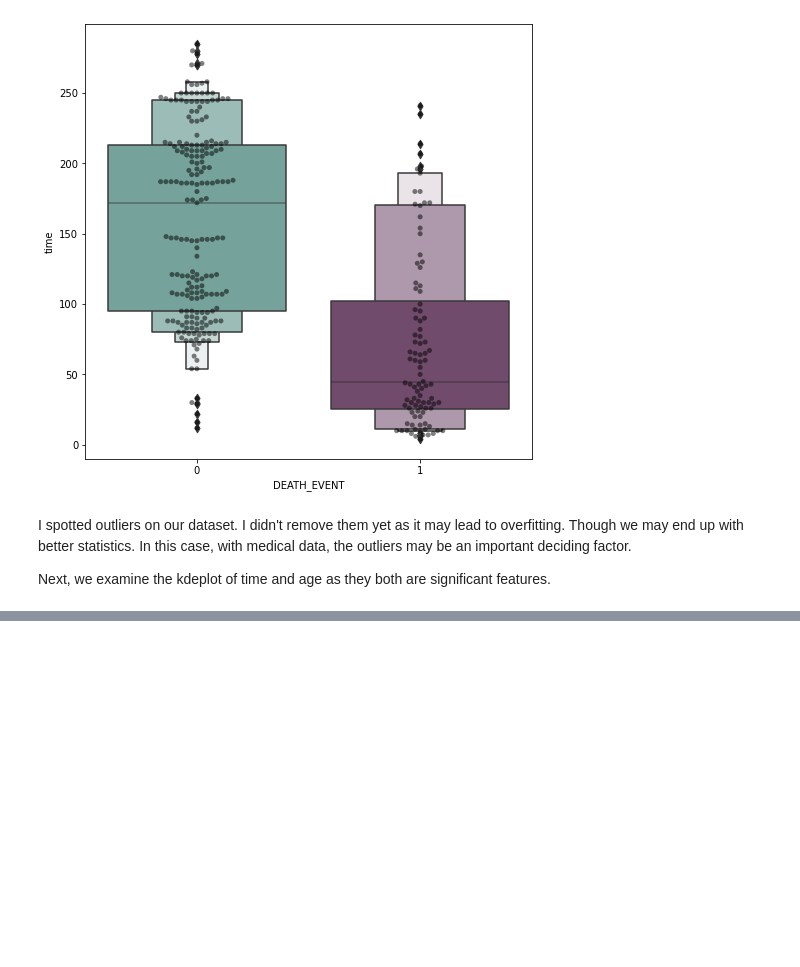
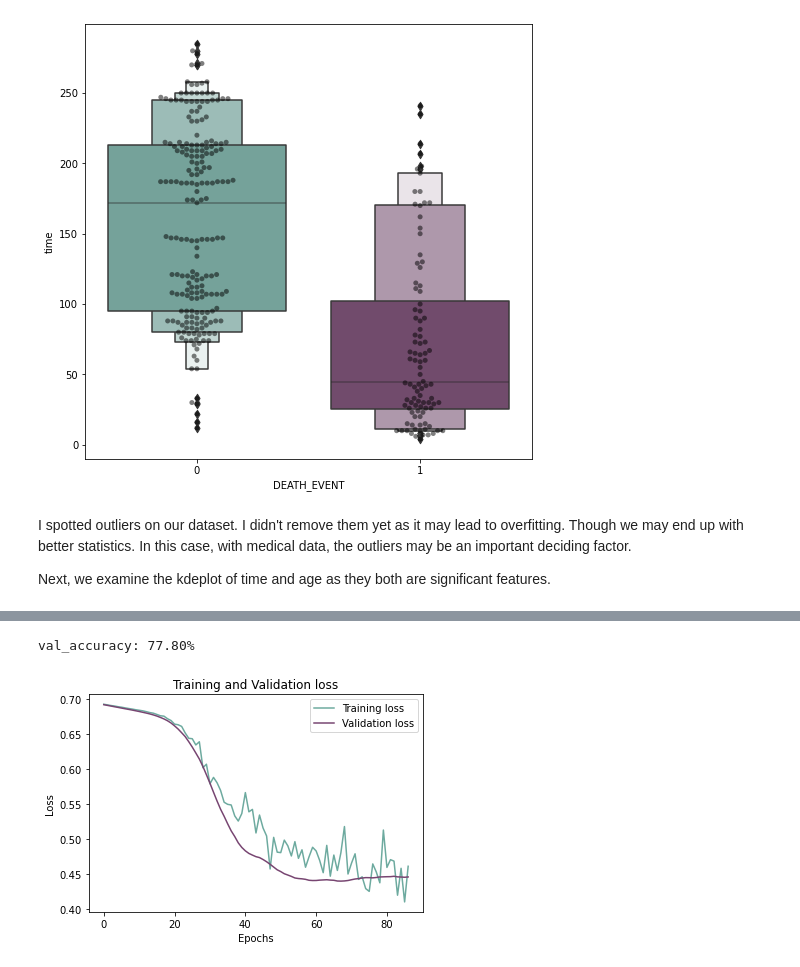
Before and after one commit to onlyabhilash/NLP-Heart-Failure-Prediction, a Jupyter notebook: Heart_Failure_Prediction_ANN.ipynb, the cells around one changed output, grey strips where cells are left out. Cells and saved outputs as stored; diff of their text form; code cells hidden in the pictures; blank space fills up the shorter version.

```diff
--- a/Heart_Failure_Prediction_ANN.ipynb
+++ b/Heart_Failure_Prediction_ANN.ipynb
@@ -115,0 +180,3 @@ Next, we examine the kdeplot of time and age as they both are significant featur
+# %%
+#spliting test and training sets
+X_train, X_test, y_train,y_test = train_test_split(X_df,y,test_size=0.25,random_state=7)
@@ -115,0 +193,25 @@ Next, we examine the kdeplot of time and age as they both are significant featur
+# %%
+early_stopping = callbacks.EarlyStopping(
+    min_delta = 0.001, # minimium amount of change to count as an improvement
+    patience = 20, # how many epochs to wait before stopping
+    restore_best_weights=True
+)
+
+# Initialising the NN
+model = Sequential()
+
+# layers
+model.add(Dense(units = 16, kernel_initializer = 'uniform', activation = 'relu', input_dim = 12))
+model.add(Dense(units = 8, kernel_initializer = 'uniform', activation = 'relu'))
+model.add(Dropout(0.25))
+model.add(Dense(units = 4, kernel_initializer = 'uniform', activation = 'relu'))
+model.add(Dropout(0.5))
+model.add(Dense(units = 1, kernel_initializer = 'uniform', activation = 'sigmoid'))
+
+from keras.optimizers import SGD
+
+# Compiling the ANN
+model.compile(optimizer = 'adam', loss = 'binary_crossentropy', metrics = ['accuracy'])
+
+# Train the ANN
+history = model.fit(X_train, y_train, batch_size = 32, epochs = 500,callbacks=[early_stopping], validation_split=0.2)
@@ -115,0 +236,17 @@ Next, we examine the kdeplot of time and age as they both are significant featur
+# %%
+val_accuracy = np.mean(history.history['val_accuracy'])
+print("\n%s: %.2f%%" % ('val_accuracy', val_accuracy*100))
+# %% [output]
+val_accuracy: 77.80%
+# %%
+history_df = pd.DataFrame(history.history)
+plt.plot(history_df.loc[:,['loss']],"#6daa9f", label='Training loss')
+plt.plot(history_df.loc[:, ['val_loss']],"#774571", label='Validation loss')
+plt.title('Training and Validation loss')
+plt.xlabel('Epochs')
+plt.ylabel('Loss')
+plt.legend(loc="best")
+
+plt.show()
+# %% [output]
+[figure, added]
```
Also changed, not shown: parts of 13 cells of this notebook.
